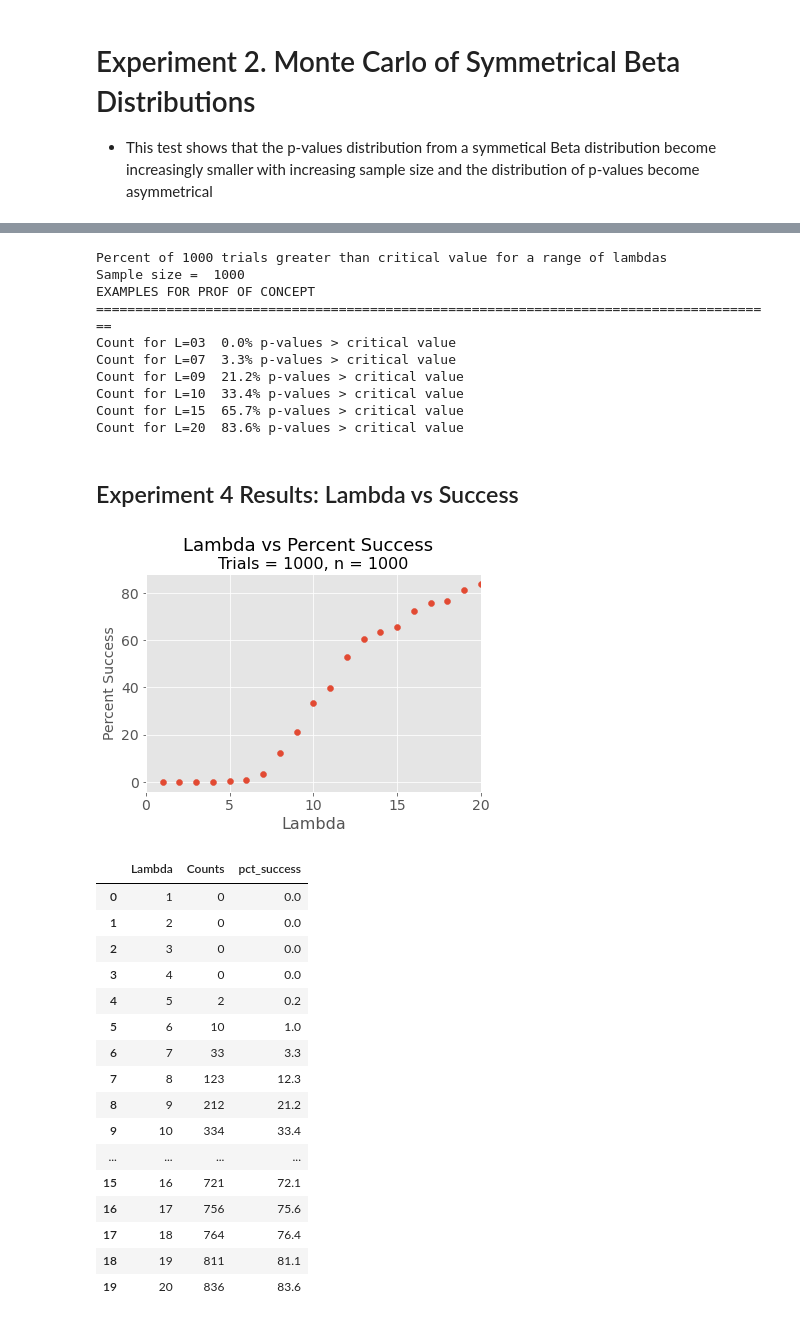
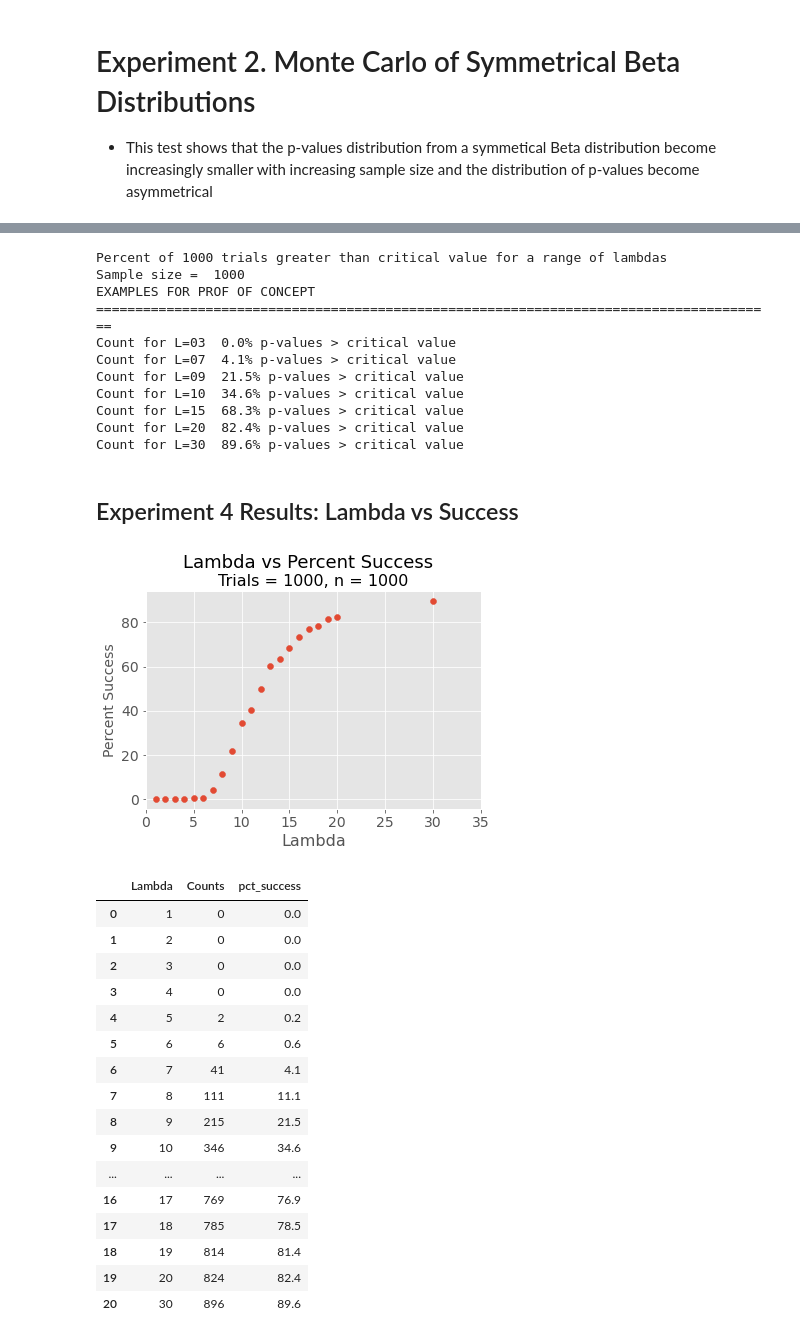
Before and after one commit to dmadvoc/PDFs, a Jupyter notebook: p-value.ipynb, the cells around one changed output, grey strips where cells are left out. Drawn from its saved outputs; the diff is of its cells as text; code cells hidden in the pictures.

```diff
--- a/p-value.ipynb
+++ b/p-value.ipynb
@@ -356,7 +358,7 @@ trials=1000
 critical_value=0.05
 
 # Evaluate the following list dispersion factors (lambda)
-Lambdas=[1,2,3,4,5,6,7,8,9,10,11,12,13,14,15,16,17,18,19,20]
+Lambdas=[1,2,3,4,5,6,7,8,9,10,11,12,13,14,15,16,17,18,19,20,30]
 
 ############################ Loop Through n_trials ############################
 
@@ -403,57 +405,61 @@ print("Count for L=09",'{: .1%}'.format(np.sum(out3_9)/trials), 'p-values > crit
 print("Count for L=10",'{: .1%}'.format(np.sum(out3_10)/trials), 'p-values > critical value')
 print("Count for L=15",'{: .1%}'.format(np.sum(out3_15)/trials), 'p-values > critical value')
 print("Count for L=20",'{: .1%}'.format(np.sum(out3_20)/trials), 'p-values > critical value')
+print("Count for L=30",'{: .1%}'.format(np.sum(out3_30)/trials), 'p-values > critical value')
 # %% [output]
 Percent of 1000 trials greater than critical value for a range of lambdas
 Sample size =  1000
 EXAMPLES FOR PROF OF CONCEPT
 =======================================================================================
 Count for L=03  0.0% p-values > critical value
-Count for L=07  3.3% p-values > critical value
-Count for L=09  21.2% p-values > critical value
-Count for L=10  33.4% p-values > critical value
-Count for L=15  65.7% p-values > critical value
-Count for L=20  83.6% p-values > critical value
+Count for L=07  4.1% p-values > critical value
+Count for L=09  21.5% p-values > critical value
+Count for L=10  34.6% p-values > critical value
+Count for L=15  68.3% p-values > critical value
+Count for L=20  82.4% p-values > critical value
+Count for L=30  89.6% p-values > critical value
 # %% [markdown]
 ## Experiment 4 Results: Lambda vs Success
 # %%
 # Merge count arrays from cell above
 for L in Lambdas:
     mrg_arrays = np.array([np.sum(out3_1), np.sum(out3_2), np.sum(out3_3), np.sum(out3_4), np.sum(out3_5),
                            np.sum(out3_6), np.sum(out3_7), np.sum(out3_8), np.sum(out3_9), np.sum(out3_10),
                            np.sum(out3_11), np.sum(out3_12), np.sum(out3_13), np.sum(out3_14), np.sum(out3_15),
-                           np.sum(out3_16), np.sum(out3_17), np.sum(out3_18), np.sum(out3_19), np.sum(out3_20)])
+                           np.sum(out3_16), np.sum(out3_17), np.sum(out3_18), np.sum(out3_19), np.sum(out3_20),
+                           np.sum(out3_30)])
+
 
 # Build a dataframe with Lambda and counts of trials with p-value > 0.05
 df1 = pd.DataFrame(data=[Lambdas, mrg_arrays]).T
 df1.columns=['Lambda', 'Counts']
 df1['pct_success'] = df1['Counts']/trials*100
 
 # Chart and print results of experiment 4
 plt.scatter(df1['Lambda'], df1['pct_success'])
 plt.suptitle('Lambda vs Percent Success', y=1.01, fontsize=18)
 plt.title('Trials = ' +str(trials) + ', n = ' +str(n), fontsize=16)
-plt.xlim(0,20)
+plt.xlim(0,35)
 plt.xlabel('Lambda', fontsize=16)
 plt.ylabel('Percent Success', fontsize=14)
 plt.show()
 display(df1)
 # %% [output]
-[figure, old version]
+[figure, new version]
 |  | Lambda | Counts | pct_success |
 | 0 | 1 | 0 | 0.0 |
 | 1 | 2 | 0 | 0.0 |
 | 2 | 3 | 0 | 0.0 |
 | 3 | 4 | 0 | 0.0 |
 | 4 | 5 | 2 | 0.2 |
-| 5 | 6 | 10 | 1.0 |
-| 6 | 7 | 33 | 3.3 |
-| 7 | 8 | 123 | 12.3 |
-| 8 | 9 | 212 | 21.2 |
-| 9 | 10 | 334 | 33.4 |
+| 5 | 6 | 6 | 0.6 |
+| 6 | 7 | 41 | 4.1 |
+| 7 | 8 | 111 | 11.1 |
+| 8 | 9 | 215 | 21.5 |
+| 9 | 10 | 346 | 34.6 |
 | ... | ... | ... | ... |
-| 15 | 16 | 721 | 72.1 |
-| 16 | 17 | 756 | 75.6 |
-| 17 | 18 | 764 | 76.4 |
-| 18 | 19 | 811 | 81.1 |
-| 19 | 20 | 836 | 83.6 |
+| 16 | 17 | 769 | 76.9 |
+| 17 | 18 | 785 | 78.5 |
+| 18 | 19 | 814 | 81.4 |
+| 19 | 20 | 824 | 82.4 |
+| 20 | 30 | 896 | 89.6 |
```
Also changed, not shown: parts of 8 cells of this notebook.
